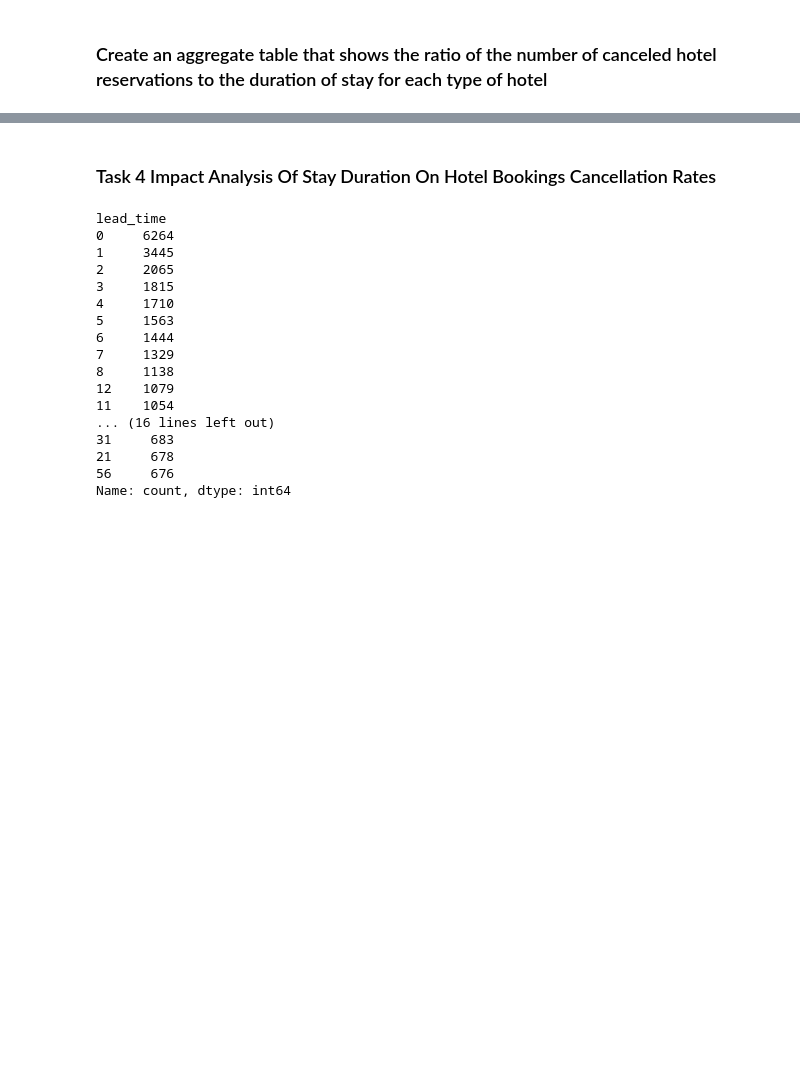
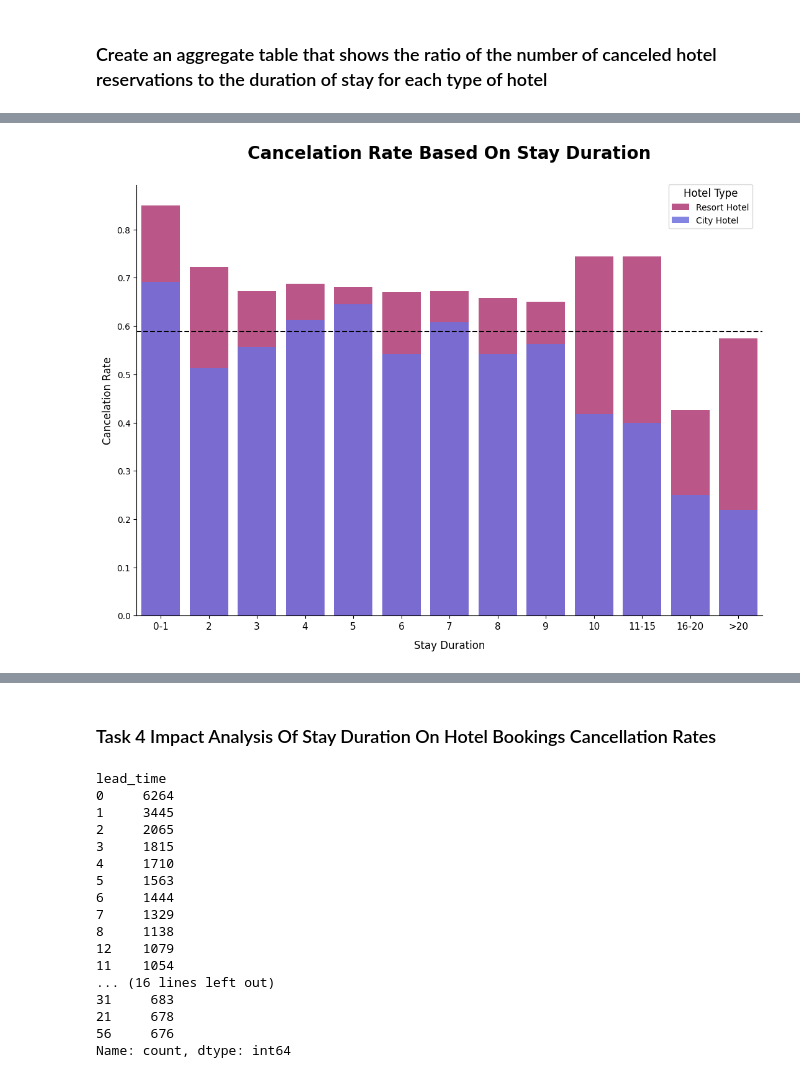
Before and after one commit to azaryasph/Investigate-Hotel-Business-Using-Data-Visualization, a Jupyter notebook: notebook/mini_project2_notebook.ipynb, the cells around one changed output, grey strips where cells are left out. Cells and saved outputs as stored; diff of their text form; code cells hidden in the pictures; blank space fills up the shorter version.

```diff
--- a/notebook/mini_project2_notebook.ipynb
+++ b/notebook/mini_project2_notebook.ipynb
@@ -459 +464,55 @@ pivot_sd
+# %%
+# Group the data by 'hotel', 'is_canceled', and 'stay_duration_bins', and count the number of bookings for each group
+data_cancel = dfx.groupby(['hotel', 'is_canceled', 'stay_duration_bins'], observed=True)['is_canceled'].count().reset_index(name='count')
+
+# Pivot the 'data_cancel' DataFrame to create a new DataFrame with 'hotel' and 'stay_duration_bins' as index, 'is_canceled' as columns, and 'count' as values
+data_cancel_pivot = data_cancel.pivot(index=['hotel', 'stay_duration_bins'], columns='is_canceled', values='count').reset_index()
+
+# Rename the columns of 'data_cancel_pivot'
+data_cancel_pivot.columns = ['hotel', 'stay_duration_bins', 'not_canceled', 'canceled']
+
+# Calculate the cancelation rate as the ratio of 'canceled' to the sum of 'not_canceled' and 'canceled'
+data_cancel_pivot['cancelation_rate'] = data_cancel_pivot['canceled'] / (data_cancel_pivot['not_canceled'] + data_cancel_pivot['canceled'])
+# %%
+# Define the color palette for the stacked bar plot
+colors = ['#5D5DEF', '#C22673']
+
+# Create a stacked bar plot to visualize the cancelation rate beased on the duration of stay
+plt.figure(figsize=(13, 9))
+
+# Stacked barplot for resort hotel
+sns.barplot(
+    x='stay_duration_bins',
+    y='cancelation_rate',
+    data=data_cancel_pivot[data_cancel_pivot['hotel'] == 'Resort Hotel'],
+    color=colors[1],
+    label='Resort Hotel',
+    alpha=0.85
+)
+
+# Stacked barplot for city hotel
+sns.barplot(
+    x='stay_duration_bins',
+    y='cancelation_rate',
+    data=data_cancel_pivot[data_cancel_pivot['hotel'] == 'City Hotel'],
+    color=colors[0],
+    label='City Hotel',
+    alpha=0.85
+)
+
+sns.despine()
+
+# plt.legend(title='Hotel Type', title_fontsize='13', fontsize='12', loc='upper right')
+plt.legend(title='Hotel Type', title_fontsize='12', fontsize='12', prop={'size': 10}, loc=[0.85, 0.9])
+avg_cancelation_rate = data_cancel_pivot.cancelation_rate.mean()
+plt.axhline(avg_cancelation_rate, color='black', linestyle='--', label=f'Average Cancellation Rate: {avg_cancelation_rate:.2f}')
+plt.title('Cancelation Rate Based On Stay Duration', fontsize=20, fontweight='bold', y=1.05)
+plt.xlabel('Stay Duration', fontsize=12, labelpad=10)
+plt.xticks(fontsize=11)
+plt.ylabel('Cancelation Rate', fontsize=12)
+
+
+plt.show()
+# %% [output]
+[figure, added]
 # %%
```
Also changed, not shown: parts of 20 cells of this notebook.
